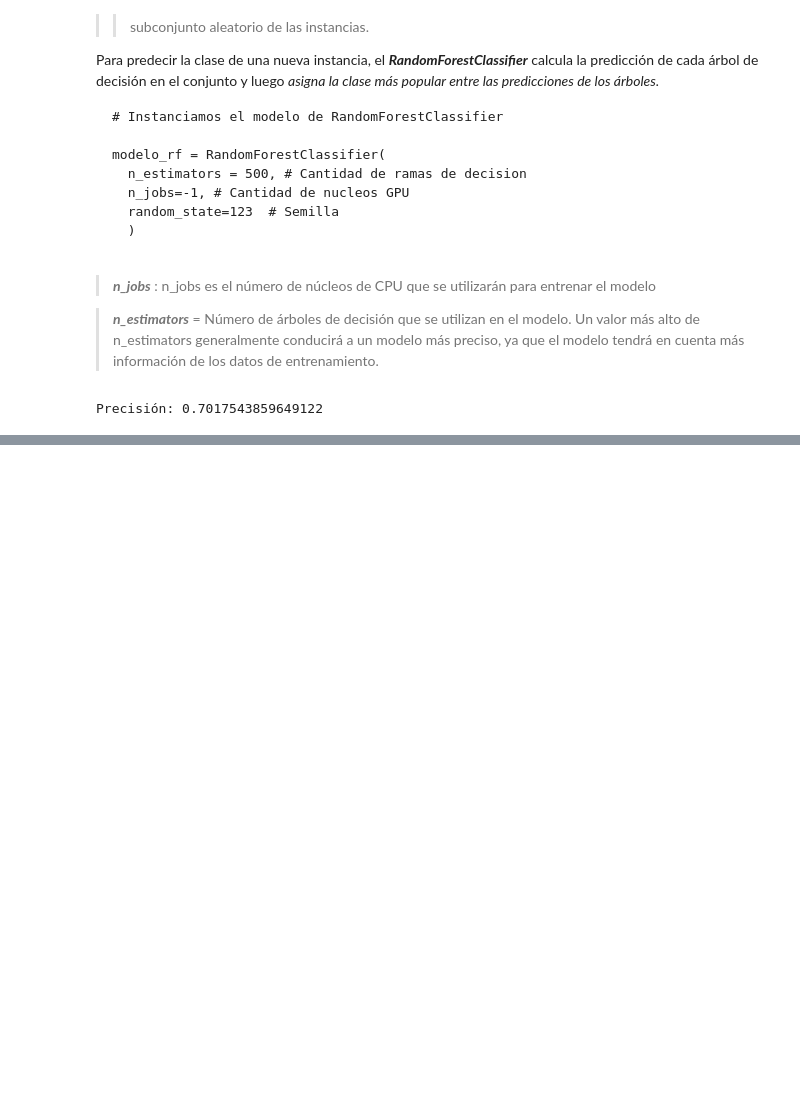
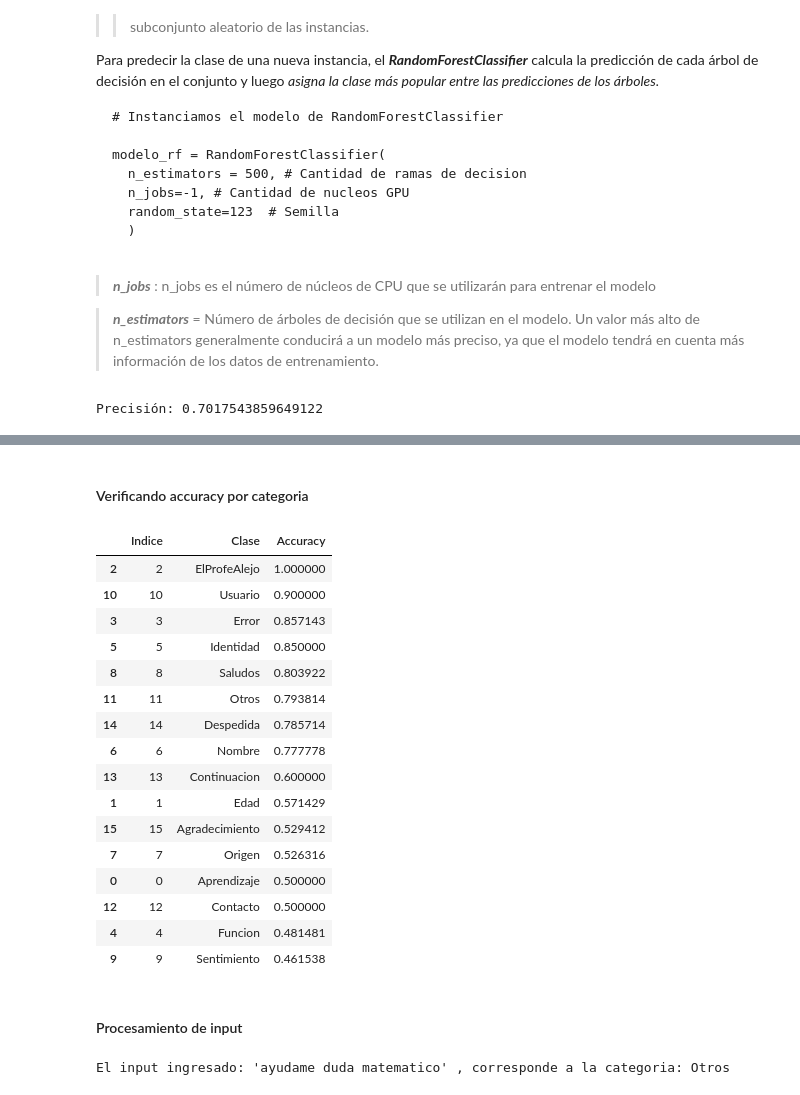
Before and after one commit to Bigote93/Chatbot_Alura_Sprint1, a Jupyter notebook: Chatbot_Inteligente_Alura_Sprint1.ipynb, the cells around one changed output, grey strips where cells are left out. Saved outputs shown, nothing was run; the diff lists cells and outputs as text; code cells hidden in the pictures; blank space fills up the shorter version.

Commit message:
Modelos entrenados y abordados

```diff
--- a/Chatbot_Inteligente_Alura_Sprint1.ipynb
+++ b/Chatbot_Inteligente_Alura_Sprint1.ipynb
@@ -787,0 +781,65 @@ Precisión: 0.7017543859649122
+# %% [markdown]
+#### Verificando accuracy por categoria
+# %%
+# Calcular la precisión por clase del modelo Random Forest
+
+df_pred_naive = pd.DataFrame(columns=['Indice','Clase','Accuracy'])
+df_pred_naive
+
+categorias, accuracyes = [],[]
+unique_classes = df_dialogo['tipo_num'].unique()
+for clase in unique_classes:
+
+    # Barrimos por cada id de la clase numerica tipo y luego identificamos el valor string de tipo y almacenamos los unicos en la lists categorias
+    categorias.append(
+        df_dialogo[df_dialogo.tipo_num == clase]['tipo'].unique()[0],
+    )
+
+    # Barrimos cada dato de entrenamiento cuando sea de la clase y al igual que la prediccion, y calculamos la predicciones correctas por cada tipo de dato
+    accuracyes.append(
+        accuracy_score(y_test[y_test == clase], y_pred[y_test == clase])
+    )
+
+
+# Almacenamos en el dataframe los valores cruzados entre categoria y exito de prediccion
+
+df_pred_naive['Clase'] = categorias
+df_pred_naive['Accuracy'] = accuracyes
+df_pred_naive['Indice'] = range(len(categorias))
+
+# Ordenamos el dataframe por mejor resutlado del modelo
+df_pred_naive.sort_values(by='Accuracy', ascending=False)
+# %% [output]
+|  | Indice | Clase | Accuracy |
+| 2 | 2 | ElProfeAlejo | 1.000000 |
+| 10 | 10 | Usuario | 0.900000 |
+| 3 | 3 | Error | 0.857143 |
+| 5 | 5 | Identidad | 0.850000 |
+| 8 | 8 | Saludos | 0.803922 |
+| 11 | 11 | Otros | 0.793814 |
+| 14 | 14 | Despedida | 0.785714 |
+| 6 | 6 | Nombre | 0.777778 |
+| 13 | 13 | Continuacion | 0.600000 |
+| 1 | 1 | Edad | 0.571429 |
+| 15 | 15 | Agradecimiento | 0.529412 |
+| 7 | 7 | Origen | 0.526316 |
+| 0 | 0 | Aprendizaje | 0.500000 |
+| 12 | 12 | Contacto | 0.500000 |
+| 4 | 4 | Funcion | 0.481481 |
+| 9 | 9 | Sentimiento | 0.461538 |
+# %% [markdown]
+#### Procesamiento de input
+# %%
+# Procesando la nueva frase
+frase = normalizar('Ayudame con una duda matematica?')
+nueva_frase_vect = vectorizer.transform([frase])
+
+# Realizar la predicción que devolvera la categoria a la que pertenece la frase
+prediccion = modelo_rf.predict(nueva_frase_vect)
+
+claves_categorias = df_pred_naive[['Indice','Clase']].to_dict(orient='records')
+diccionario_cat = {item['Indice'] + 1: item['Clase'] for item in claves_categorias}
+
+print(f"El input ingresado: '{frase}' , corresponde a la categoria: {diccionario_cat[prediccion[0]]}")
+# %% [output]
+El input ingresado: 'ayudame duda matematico' , corresponde a la categoria: Otros
```
Also changed, not shown: parts of 22 cells of this notebook.
